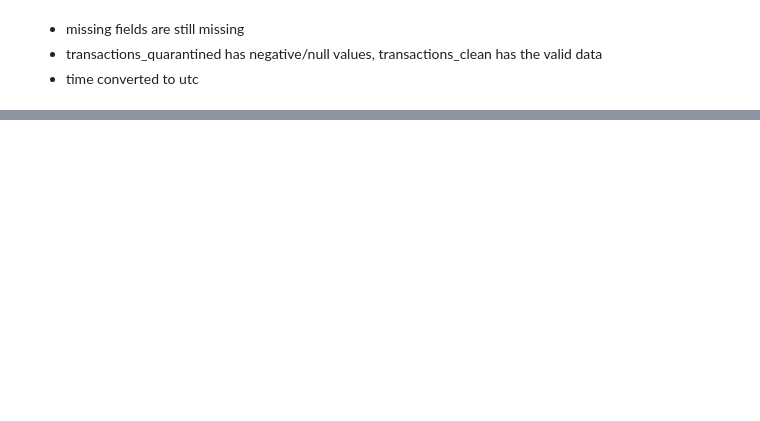
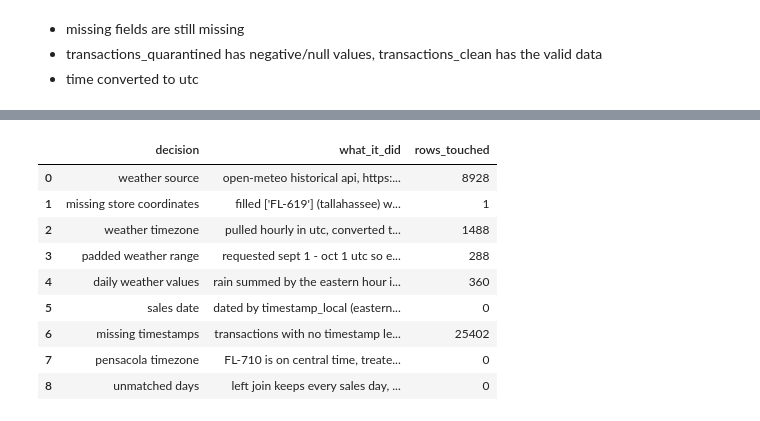
Before and after one commit to ayanrasulova/ds2002-midterm, a Jupyter notebook: notebooks/midterm_notebook.ipynb, the cells around one changed output, grey strips where cells are left out. Saved outputs shown, nothing was run; the diff lists cells and outputs as text; code cells hidden in the pictures; blank space fills up the shorter version.

```diff
--- a/notebooks/midterm_notebook.ipynb
+++ b/notebooks/midterm_notebook.ipynb
@@ -392,0 +701,34 @@ stores without coordinates: 0
+# %%
+# weather decisions and how many rows each one touched
+weather_decision_log = pd.DataFrame([
+    ("weather source", f"open-meteo historical api, {WEATHER_BASE_URL}, free with no key",
+     len(weather_hourly)),
+    ("missing store coordinates", f"filled {filled_coordinate_stores} (tallahassee) with the city center",
+     len(filled_coordinate_stores)),
+    ("weather timezone", "pulled hourly in utc, converted to America/New_York before rolling up to days",
+     shifted_weather_hours),
+    ("padded weather range", "requested sept 1 - oct 1 utc so every eastern sept day has 24 hours, partial edge days trimmed",
+     trimmed_weather_hours),
+    ("daily weather values", "rain summed by the eastern hour it fell in, wind speed max, pressure min per store and day",
+     len(weather_daily)),
+    ("sales date", "dated by timestamp_local (eastern), not timestamp_utc",
+     utc_shifted_rows),
+    ("missing timestamps", "transactions with no timestamp left out of the daily tables, can't be put on a day",
+     no_timestamp_rows),
+    ("pensacola timezone", "FL-710 is on central time, treated as eastern like the rest of the sales (brief says EST)",
+     int(sales_for_weather["store_id"].eq("FL-710").sum())),
+    ("unmatched days", "left join keeps every sales day, missing weather stays NaN, never filled with sample data",
+     len(unmatched_sales_days)),
+], columns=["decision", "what_it_did", "rows_touched"])
+display(weather_decision_log)
+# %% [output]
+|  | decision | what_it_did | rows_touched |
+| 0 | weather source | open-meteo historical api, https:... | 8928 |
+| 1 | missing store coordinates | filled ['FL-619'] (tallahassee) w... | 1 |
+| 2 | weather timezone | pulled hourly in utc, converted t... | 1488 |
+| 3 | padded weather range | requested sept 1 - oct 1 utc so e... | 288 |
+| 4 | daily weather values | rain summed by the eastern hour i... | 360 |
+| 5 | sales date | dated by timestamp_local (eastern... | 0 |
+| 6 | missing timestamps | transactions with no timestamp le... | 25402 |
+| 7 | pensacola timezone | FL-710 is on central time, treate... | 0 |
+| 8 | unmatched days | left join keeps every sales day, ... | 0 |
```
Also changed, not shown: parts of 12 cells of this notebook, 1 other file.
